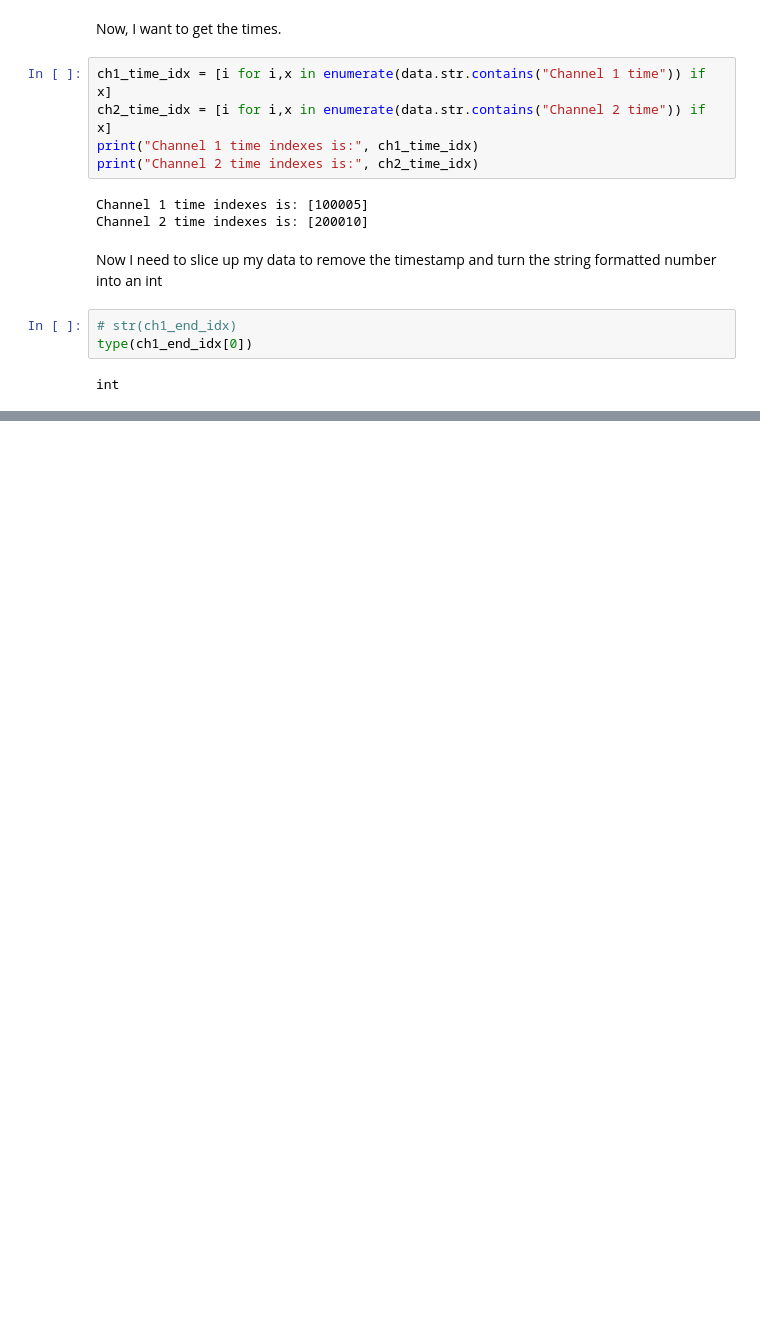
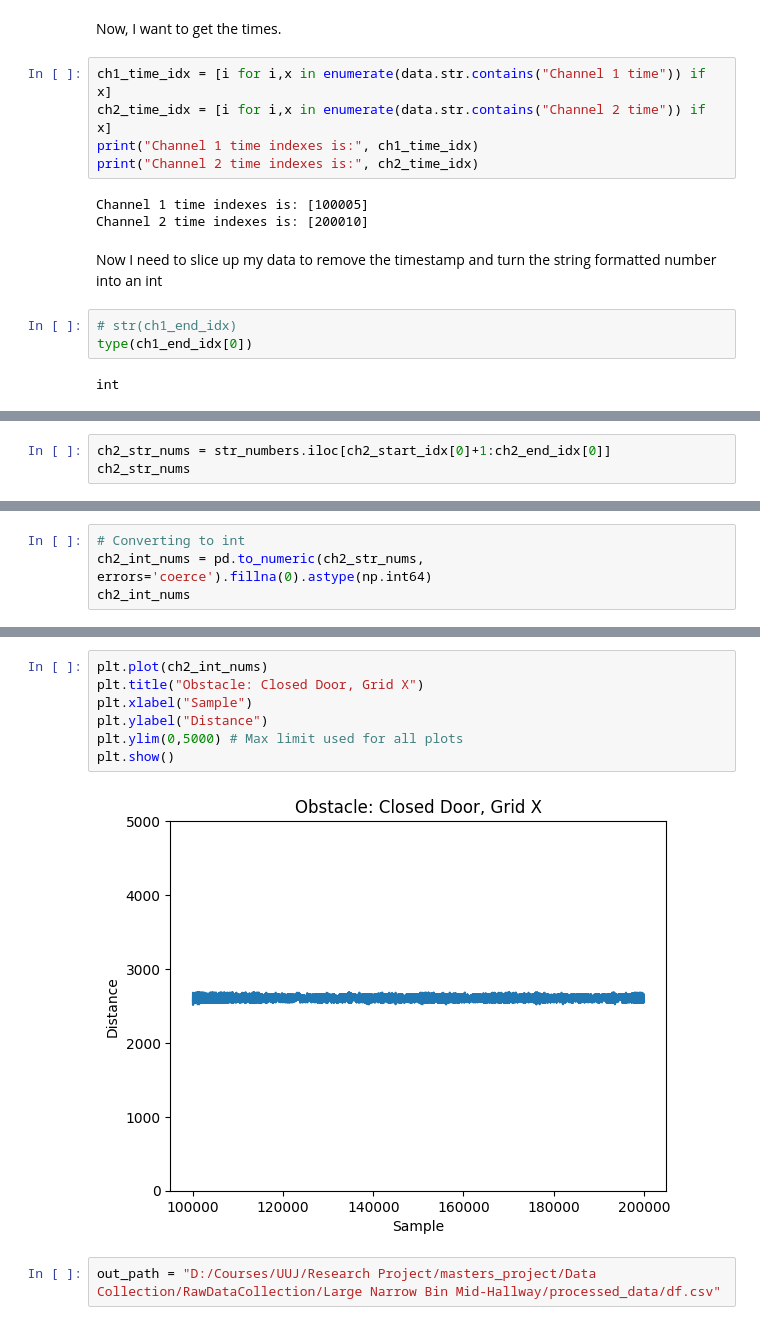
Before and after one commit to ofithcheallaigh/masters_project, a Jupyter notebook: Python/1. Data Analysis/intial_look.ipynb, the cells around one changed output, grey strips where cells are left out. Saved outputs shown, nothing was run; the diff lists cells and outputs as text; blank space fills up the shorter version.

```diff
--- a/Python/1. Data Analysis/intial_look.ipynb
+++ b/Python/1. Data Analysis/intial_look.ipynb
@@ -166,0 +183,3 @@ plt.ylim(0,700)
+# %%
+ch2_str_nums = str_numbers.iloc[ch2_start_idx[0]+1:ch2_end_idx[0]]
+ch2_str_nums
@@ -166,0 +199,4 @@ plt.ylim(0,700)
+# %%
+# Converting to int
+ch2_int_nums = pd.to_numeric(ch2_str_nums, errors='coerce').fillna(0).astype(np.int64)
+ch2_int_nums
@@ -166,0 +216,11 @@ plt.ylim(0,700)
+# %%
+plt.plot(ch2_int_nums)
+plt.title("Obstacle: Closed Door, Grid X")
+plt.xlabel("Sample")
+plt.ylabel("Distance")
+plt.ylim(0,5000) # Max limit used for all plots
+plt.show()
+# %% [output]
+[figure, added]
+# %%
+out_path = "D:/Courses/UUJ/Research Project/masters_project/Data Collection/RawDataCollection/Large Narrow Bin Mid-Hallway/processed_data/df.csv"
```
Also changed, not shown: parts of 23 cells of this notebook.
